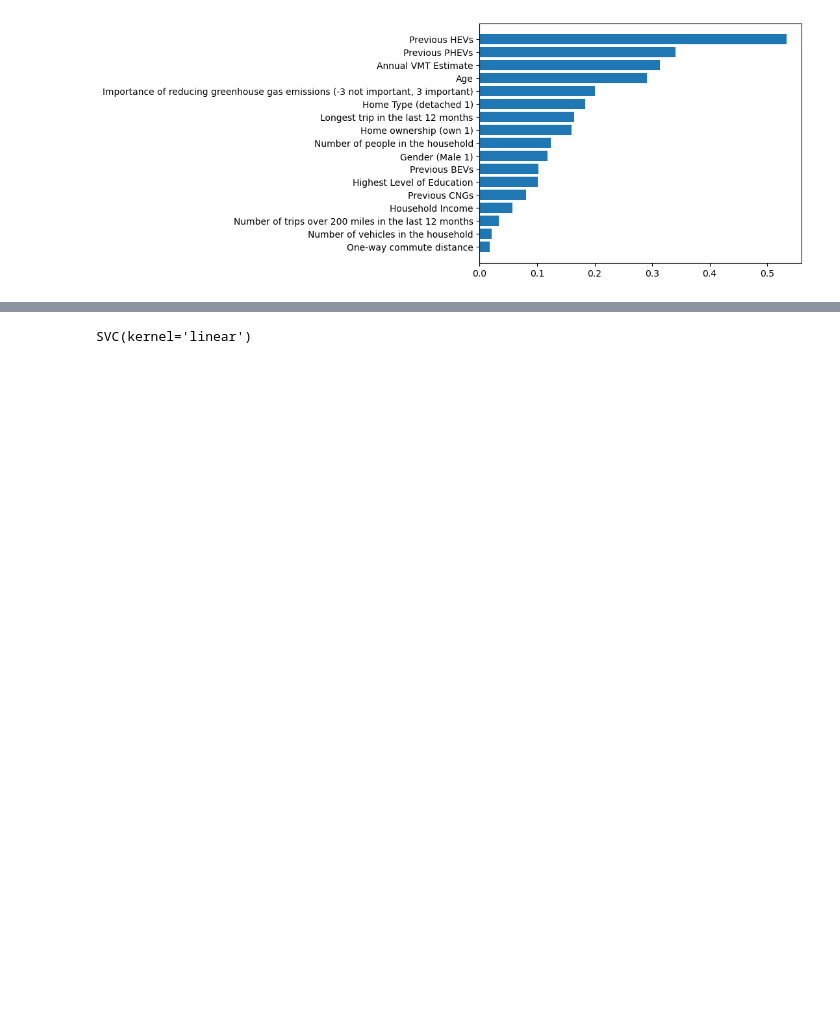
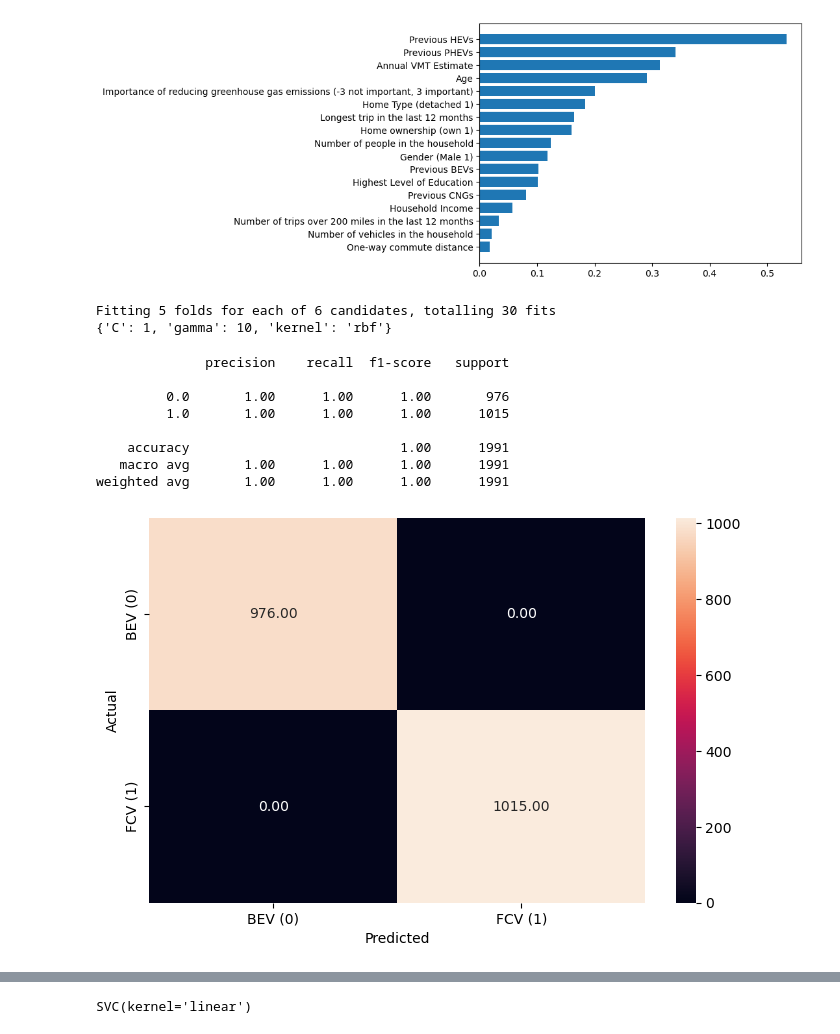
Before and after one commit to whartzler/Class_Project, a Jupyter notebook: ML_Models/SVM_Model.ipynb, the cells around one changed output, grey strips where cells are left out. Saved outputs shown, nothing was run; the diff lists cells and outputs as text; code cells hidden in the pictures; blank space fills up the shorter version.

```diff
--- a/ML_Models/SVM_Model.ipynb
+++ b/ML_Models/SVM_Model.ipynb
@@ -274,3 +362,27 @@ def f_importances(coef, names):
 f_importances(feature_importance, list(X.columns))
 # %% [output]
 [figure]
+# %%
+param_grid = {'C': [1], 'gamma': [10, 5, 1],'kernel': ['linear', 'rbf']}
+
+grid = GridSearchCV(svm,param_grid,refit=True,verbose=1)
+grid.fit(X_train_scaled,y_train)
+
+print(grid.best_params_)
+# %% [output]
+Fitting 5 folds for each of 6 candidates, totalling 30 fits
+{'C': 1, 'gamma': 10, 'kernel': 'rbf'}
+# %%
+weak_grid_predictions = grid.predict(X_test_scaled)
+weak_tuned_accuracy_score = accuracy_score(y_test, weak_grid_predictions)
+metrics_score(y_test, weak_grid_predictions)
+# %% [output]
+              precision    recall  f1-score   support
+
+         0.0       1.00      1.00      1.00       976
+         1.0       1.00      1.00      1.00      1015
+
+    accuracy                           1.00      1991
+   macro avg       1.00      1.00      1.00      1991
+weighted avg       1.00      1.00      1.00      1991
+[figure, added]
```
Also changed, not shown: parts of 51 cells of this notebook, 2 other files.
